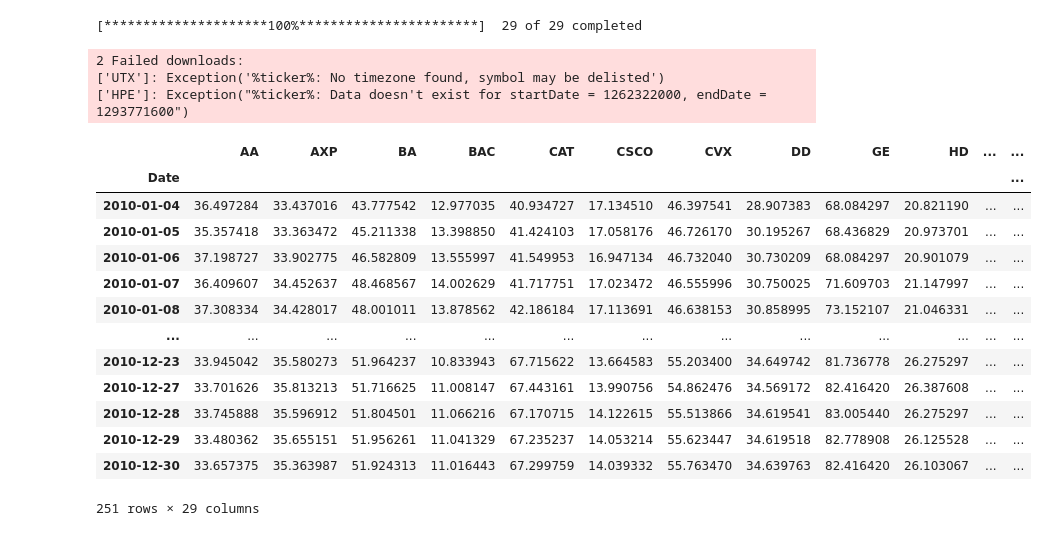
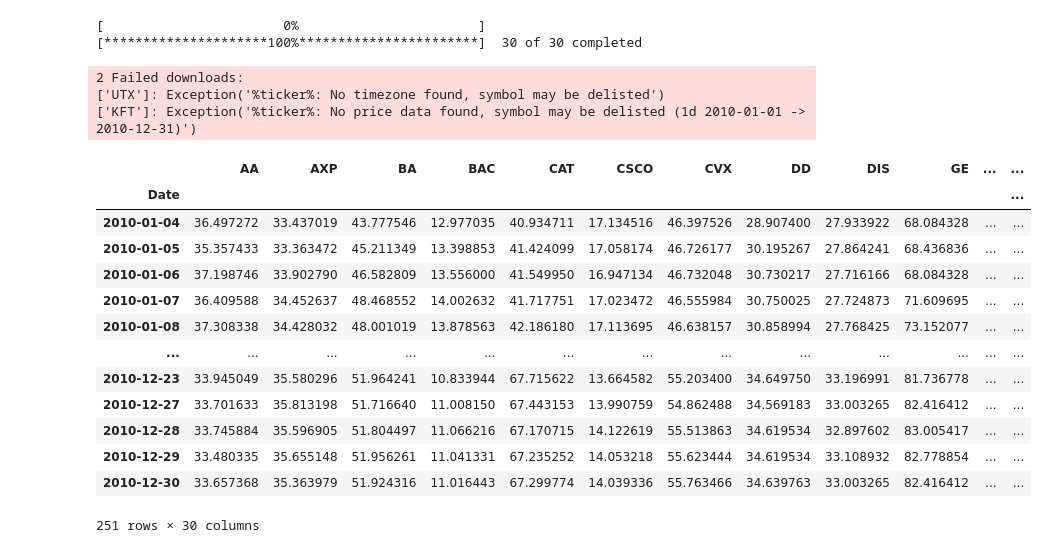
Before and after one commit to hoover91125/Momentum-Trading-Strategy, a Jupyter notebook: Group Project (Manual Final).ipynb, the cells around one changed output. Saved outputs shown, nothing was run; the diff lists cells and outputs as text; code cells hidden in the pictures.

```diff
--- a/Group Project (Manual Final).ipynb
+++ b/Group Project (Manual Final).ipynb
@@ -6,4 +6,6 @@ import matplotlib.pyplot as plt
 import yfinance as yf
 yf.pdr_override()
 # %%
-ticker=pd.read_csv('dowjones.csv')
+# Import the tickers of Dow Jones component from 2010 to 2020 (beginning of each year)
+ticker = pd.read_csv('dowjones_new.csv')
+ticker
@@ -31,24 +30,24 @@ ticker
 # %%
-#2010 daily adj close price for each components
-df10 = pdr.data.get_data_yahoo(ticker.iloc[0:29,0].tolist(), start='2010-01-01',end='2010-12-31')['Adj Close']
+# 2010 daily adj close price for each components
+df10 = pdr.data.get_data_yahoo(ticker.iloc[0:30,0].tolist(), start='2010-01-01',end='2010-12-31')['Adj Close']
 df10
 # %% [output]
-[*********************100%***********************]  29 of 29 completed
+[                       0%                       ][*********************100%***********************]  30 of 30 completed
 2 Failed downloads:
 ['UTX']: Exception('%ticker%: No timezone found, symbol may be delisted')
-['HPE']: Exception("%ticker%: Data doesn't exist for startDate = 1262322000, endDate = 1293771600")
+['KFT']: Exception('%ticker%: No price data found, symbol may be delisted (1d 2010-01-01 -> 2010-12-31)')
-|  | AA | AXP | BA | BAC | CAT | CSCO | CVX | DD | GE | HD | ... | ... |
+|  | AA | AXP | BA | BAC | CAT | CSCO | CVX | DD | DIS | GE | ... | ... |
 | Date |  |  |  |  |  |  |  |  |  |  |  | ... |
-| 2010-01-04 | 36.497284 | 33.437016 | 43.777542 | 12.977035 | 40.934727 | 17.134510 | 46.397541 | 28.907383 | 68.084297 | 20.821190 | ... | ... |
-| 2010-01-05 | 35.357418 | 33.363472 | 45.211338 | 13.398850 | 41.424103 | 17.058176 | 46.726170 | 30.195267 | 68.436829 | 20.973701 | ... | ... |
-| 2010-01-06 | 37.198727 | 33.902775 | 46.582809 | 13.555997 | 41.549953 | 16.947134 | 46.732040 | 30.730209 | 68.084297 | 20.901079 | ... | ... |
-| 2010-01-07 | 36.409607 | 34.452637 | 48.468567 | 14.002629 | 41.717751 | 17.023472 | 46.555996 | 30.750025 | 71.609703 | 21.147997 | ... | ... |
-| 2010-01-08 | 37.308334 | 34.428017 | 48.001011 | 13.878562 | 42.186184 | 17.113691 | 46.638153 | 30.858995 | 73.152107 | 21.046331 | ... | ... |
+| 2010-01-04 | 36.497272 | 33.437019 | 43.777546 | 12.977035 | 40.934711 | 17.134516 | 46.397526 | 28.907400 | 27.933922 | 68.084328 | ... | ... |
+| 2010-01-05 | 35.357433 | 33.363472 | 45.211349 | 13.398853 | 41.424099 | 17.058174 | 46.726177 | 30.195267 | 27.864241 | 68.436836 | ... | ... |
+| 2010-01-06 | 37.198746 | 33.902790 | 46.582809 | 13.556000 | 41.549950 | 16.947134 | 46.732048 | 30.730217 | 27.716166 | 68.084328 | ... | ... |
+| 2010-01-07 | 36.409588 | 34.452637 | 48.468552 | 14.002632 | 41.717751 | 17.023472 | 46.555984 | 30.750025 | 27.724873 | 71.609695 | ... | ... |
+| 2010-01-08 | 37.308338 | 34.428032 | 48.001019 | 13.878563 | 42.186180 | 17.113695 | 46.638157 | 30.858994 | 27.768425 | 73.152077 | ... | ... |
 | ... | ... | ... | ... | ... | ... | ... | ... | ... | ... | ... | ... | ... |
-| 2010-12-23 | 33.945042 | 35.580273 | 51.964237 | 10.833943 | 67.715622 | 13.664583 | 55.203400 | 34.649742 | 81.736778 | 26.275297 | ... | ... |
-| 2010-12-27 | 33.701626 | 35.813213 | 51.716625 | 11.008147 | 67.443161 | 13.990756 | 54.862476 | 34.569172 | 82.416420 | 26.387608 | ... | ... |
-| 2010-12-28 | 33.745888 | 35.596912 | 51.804501 | 11.066216 | 67.170715 | 14.122615 | 55.513866 | 34.619541 | 83.005440 | 26.275297 | ... | ... |
-| 2010-12-29 | 33.480362 | 35.655151 | 51.956261 | 11.041329 | 67.235237 | 14.053214 | 55.623447 | 34.619518 | 82.778908 | 26.125528 | ... | ... |
-| 2010-12-30 | 33.657375 | 35.363987 | 51.924313 | 11.016443 | 67.299759 | 14.039332 | 55.763470 | 34.639763 | 82.416420 | 26.103067 | ... | ... |
+| 2010-12-23 | 33.945049 | 35.580296 | 51.964241 | 10.833944 | 67.715622 | 13.664582 | 55.203400 | 34.649750 | 33.196991 | 81.736778 | ... | ... |
+| 2010-12-27 | 33.701633 | 35.813198 | 51.716640 | 11.008150 | 67.443153 | 13.990759 | 54.862488 | 34.569183 | 33.003265 | 82.416412 | ... | ... |
+| 2010-12-28 | 33.745884 | 35.596905 | 51.804497 | 11.066216 | 67.170715 | 14.122619 | 55.513863 | 34.619534 | 32.897602 | 83.005417 | ... | ... |
+| 2010-12-29 | 33.480335 | 35.655148 | 51.956261 | 11.041331 | 67.235252 | 14.053218 | 55.623444 | 34.619534 | 33.108932 | 82.778854 | ... | ... |
+| 2010-12-30 | 33.657368 | 35.363979 | 51.924316 | 11.016443 | 67.299774 | 14.039336 | 55.763466 | 34.639763 | 33.003265 | 82.416412 | ... | ... |
-251 rows × 29 columns
+251 rows × 30 columns
 # %%
```
Also changed, not shown: parts of 52 cells of this notebook.
